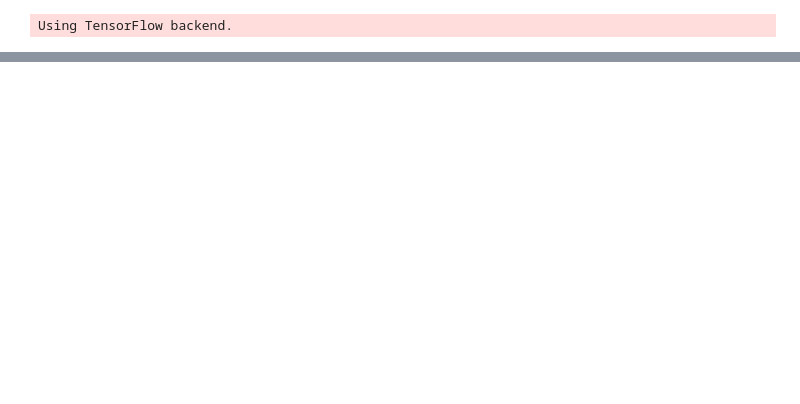
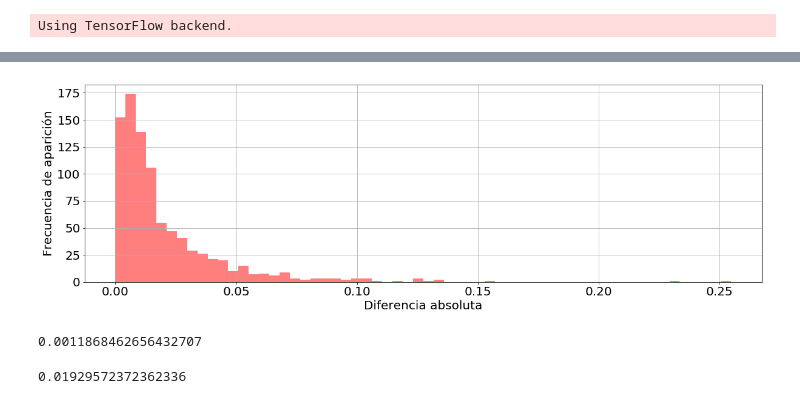
Before and after one commit to Gamalielmch/Morphology, a Jupyter notebook: Jupyter Neural Network/roundness.ipynb, the cells around one changed output, grey strips where cells are left out. Saved outputs shown, nothing was run; the diff lists cells and outputs as text; code cells hidden in the pictures; blank space fills up the shorter version.

```diff
--- a/Jupyter Neural Network/roundness.ipynb
+++ b/Jupyter Neural Network/roundness.ipynb
@@ -78,0 +279,2 @@ plt.show
+# %%
+abEr = abs(dummy_y['roundness']-dummy_y['predicted'])
@@ -78,0 +338,27 @@ plt.show
+# %%
+fig=plt.figure(figsize=(20,6))
+n, bins, patches = plt.hist(abEr, 60, facecolor='red', alpha=0.5)
+
+# add a 'best fit' line
+plt.xlabel('Diferencia absoluta', fontsize=20)
+plt.ylabel('Frecuencia de aparición', fontsize=20)
+
+# Tweak spacing to prevent clipping of ylabel
+plt.xticks(size = 20)
+plt.yticks(size = 20)
+plt.grid(True)
+#plt.title("Histograma del error absoluto",fontsize=28)
+plt.show()
+fig.savefig('histogramaError.png')
+# %% [output]
+[figure, added]
+# %%
+#Error cuadratico medio
+mse2
+# %% [output]
+0.0011868462656432707
+# %%
+#Error estandar o promedio
+me2
+# %% [output]
+0.01929572372362336
```
Also changed, not shown: parts of 22 cells of this notebook, 13 other files.
